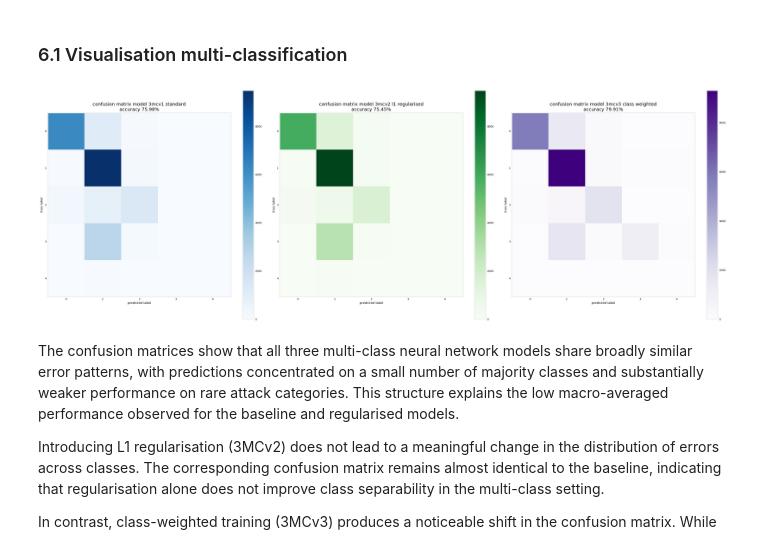
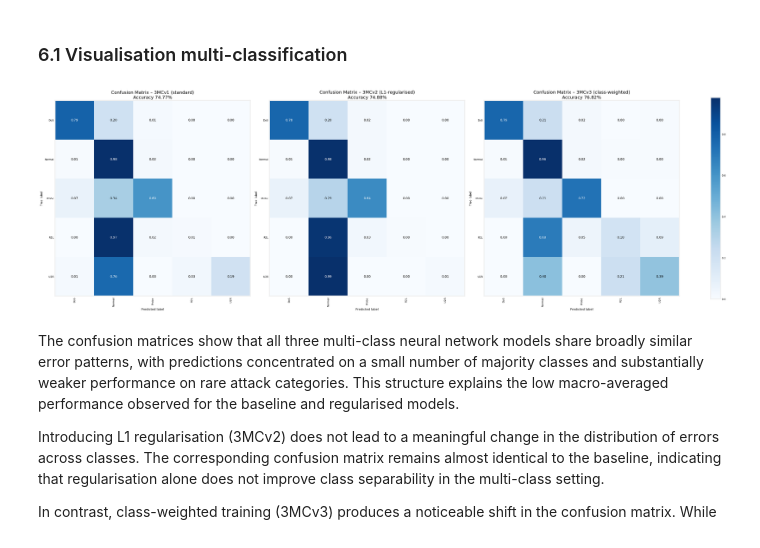
Before and after one commit to thelefthub/GV-NSL-KDD, a Jupyter notebook: model3_nn_nsl_kdd.ipynb, the cells around one changed output. Cells and saved outputs as stored; diff of their text form; code cells hidden in the pictures.

```diff
--- a/model3_nn_nsl_kdd.ipynb
+++ b/model3_nn_nsl_kdd.ipynb
@@ -849,46 +799,76 @@ To complement the quantitative evaluation, additional visualisations are added t
 # %% [markdown]
 ### 6.1 Visualisation multi-classification
 # %%
+
+label_map = {
+    "normal": "Normal",
+    "dos": "DoS",
+    "probe": "Probe",
+    "r2l": "R2L",
+    "u2r": "U2R",
+}
+
+# Load encoder and map to display names
+y_encoder = joblib.load("data/processed/label_encoder.joblib")
+class_names = [label_map[c] for c in y_encoder.classes_]
+class_ids = np.arange(len(class_names))
+
+def plot_cm(ax, y_true, y_pred, title, class_ids, class_names, normalize=True):
+    cm = confusion_matrix(
+        y_true, y_pred,
+        labels=class_ids,
+        normalize="true" if normalize else None
+    )
+
+    im = ax.imshow(cm, interpolation="nearest", cmap="Blues")
+    ax.set_title(title, fontsize=14)
+
+    ax.set_xticks(class_ids)
+    ax.set_yticks(class_ids)
+    ax.set_xticklabels(class_names, rotation=90)
+    ax.set_yticklabels(class_names)
+
+    ax.set_xlabel("Predicted label")
+    ax.set_ylabel("True label")
+
+    thresh = cm.max() / 2.0
+    for i in range(cm.shape[0]):
+        for j in range(cm.shape[1]):
+            ax.text(
+                j, i, f"{cm[i, j]:.2f}" if normalize else f"{int(cm[i, j])}",
+                ha="center", va="center",
+                color="white" if cm[i, j] > thresh else "black",
+                fontsize=10
+            )
+
+    return im
+
 plt.close("all")
-fig, axes = plt.subplots(1, 3, figsize=(30, 10))
+fig, axes = plt.subplots(1, 3, figsize=(30, 10), constrained_layout=True)
 
-# model 3mcv1
-cm1 = confusion_matrix(y_test, y_pred_3MCv1)
-disp1 = ConfusionMatrixDisplay(confusion_matrix=cm1)
-disp1.plot(ax=axes[0], cmap="Blues", include_values=False, colorbar=True)
-axes[0].set_title(
-    f"confusion matrix model 3mcv1 standard\naccuracy {test_acc_3MCv1:.2%}",
-    fontsize=14
+im = plot_cm(
+    axes[0], y_test, y_pred_3MCv1,
+    f"Confusion Matrix – 3MCv1 (standard)\nAccuracy {test_acc_3MCv1:.2%}",
+    class_ids, class_names, normalize=True
 )
-axes[0].set_xlabel("predicted label")
-axes[0].set_ylabel("true label")
 
-# model 3mcv2
-cm2 = confusion_matrix(y_test, y_pred_3MCv2)
-disp2 = ConfusionMatrixDisplay(confusion_matrix=cm2)
-disp2.plot(ax=axes[1], cmap="Greens", include_values=False, colorbar=True)
-axes[1].set_title(
-    f"confusion matrix model 3mcv2 l1 regularised\naccuracy {test_acc_3MCv2:.2%}",
-    fontsize=14
+plot_cm(
+    axes[1], y_test, y_pred_3MCv2,
+    f"Confusion Matrix – 3MCv2 (L1-regularised)\nAccuracy {test_acc_3MCv2:.2%}",
+    class_ids, class_names, normalize=True
 )
-axes[1].set_xlabel("predicted label")
-axes[1].set_ylabel("true label")
 
-# model 3mcv3
-cm3 = confusion_matrix(y_test, y_pred_3MCv3)
-disp3 = ConfusionMatrixDisplay(confusion_matrix=cm3)
-disp3.plot(ax=axes[2], cmap="Purples", include_values=False, colorbar=True)
-axes[2].set_title(
-    f"confusion matrix model 3mcv3 class weighted\naccuracy {test_acc_3MCv3:.2%}",
-    fontsize=14
+plot_cm(
+    axes[2], y_test, y_pred_3MCv3,
+    f"Confusion Matrix – 3MCv3 (class-weighted)\nAccuracy {test_acc_3MCv3:.2%}",
+    class_ids, class_names, normalize=True
 )
-axes[2].set_xlabel("predicted label")
-axes[2].set_ylabel("true label")
 
-plt.tight_layout()
+fig.colorbar(im, ax=axes, shrink=0.9)
+
 plt.show()
 # %% [output]
-[figure, old version]
+[figure, new version]
 # %% [markdown]
 The confusion matrices show that all three multi-class neural network models share broadly similar error patterns, with predictions concentrated on a small number of majority classes and substantially weaker performance on rare attack categories. This structure explains the low macro-averaged performance observed for the baseline and regularised models.
 
```
Also changed, not shown: parts of 16 cells of this notebook, 3 other files.
